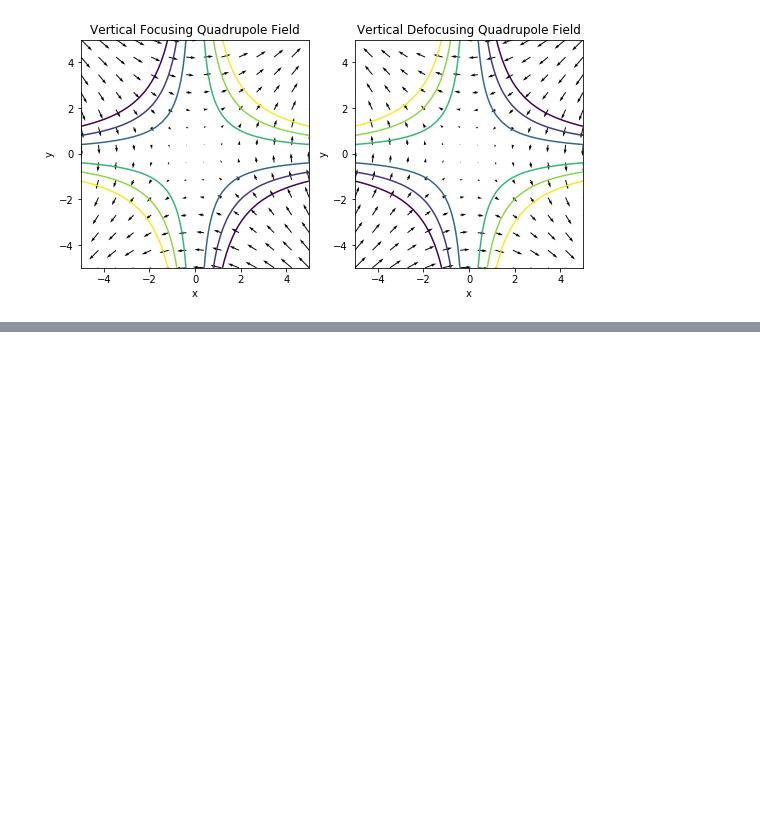
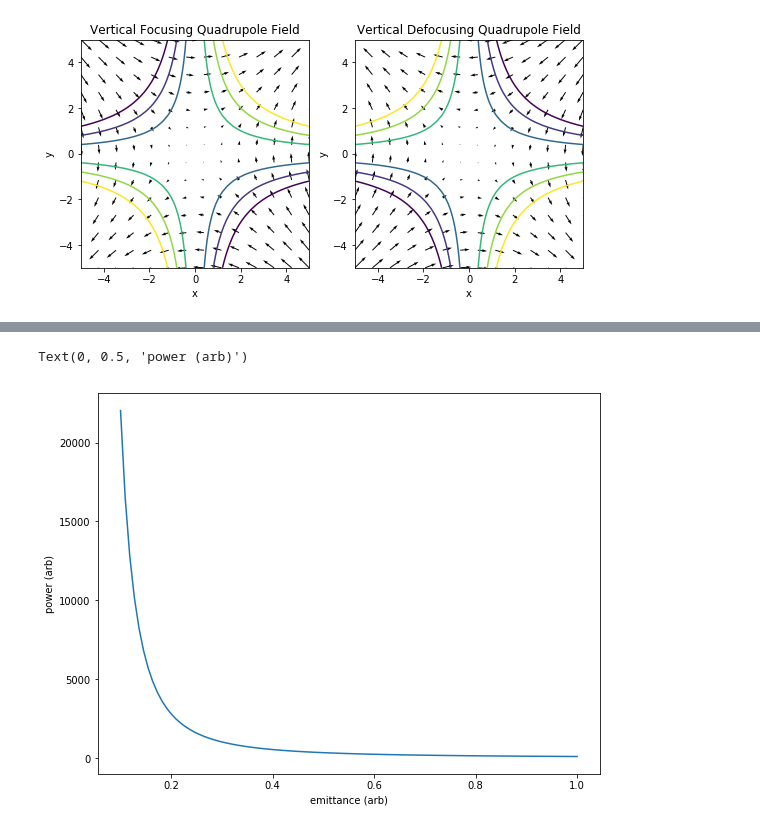
Before and after one commit to mattgibbs/beam_transport_system_training, a Jupyter notebook: Beam Transport System.ipynb, the cells around one changed output, grey strips where cells are left out. Cells and saved outputs as stored; diff of their text form; code cells hidden in the pictures; blank space fills up the shorter version.

```diff
--- a/Beam Transport System.ipynb
+++ b/Beam Transport System.ipynb
@@ -231,0 +273,9 @@ The field plot on the right is the opposite: it focuses in the horizontal plane,
+# %%
+emit = np.linspace(0.1, 1.0, 100)
+P = np.exp((emit/100)**(-1/3))
+plt.plot(emit, P)
+plt.xlabel('emittance (arb)')
+plt.ylabel('power (arb)')
+# %% [output]
+Text(0, 0.5, 'power (arb)')
+[figure, added]
```
Also changed, not shown: parts of 7 cells of this notebook.
